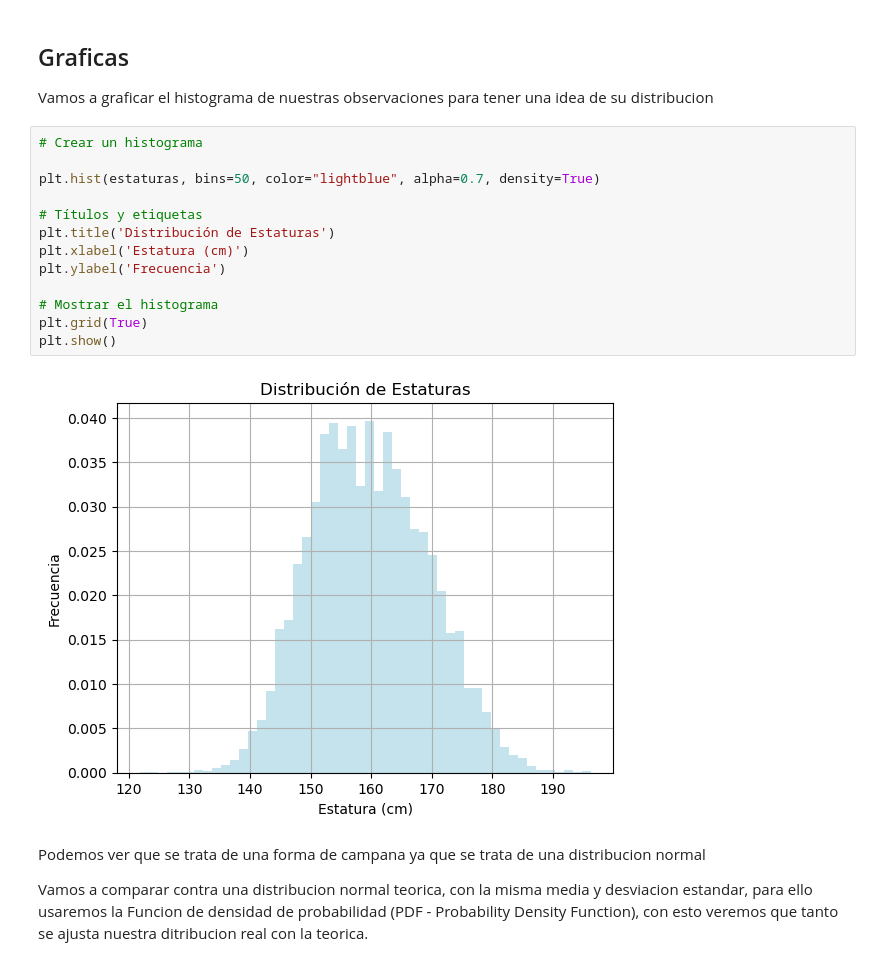
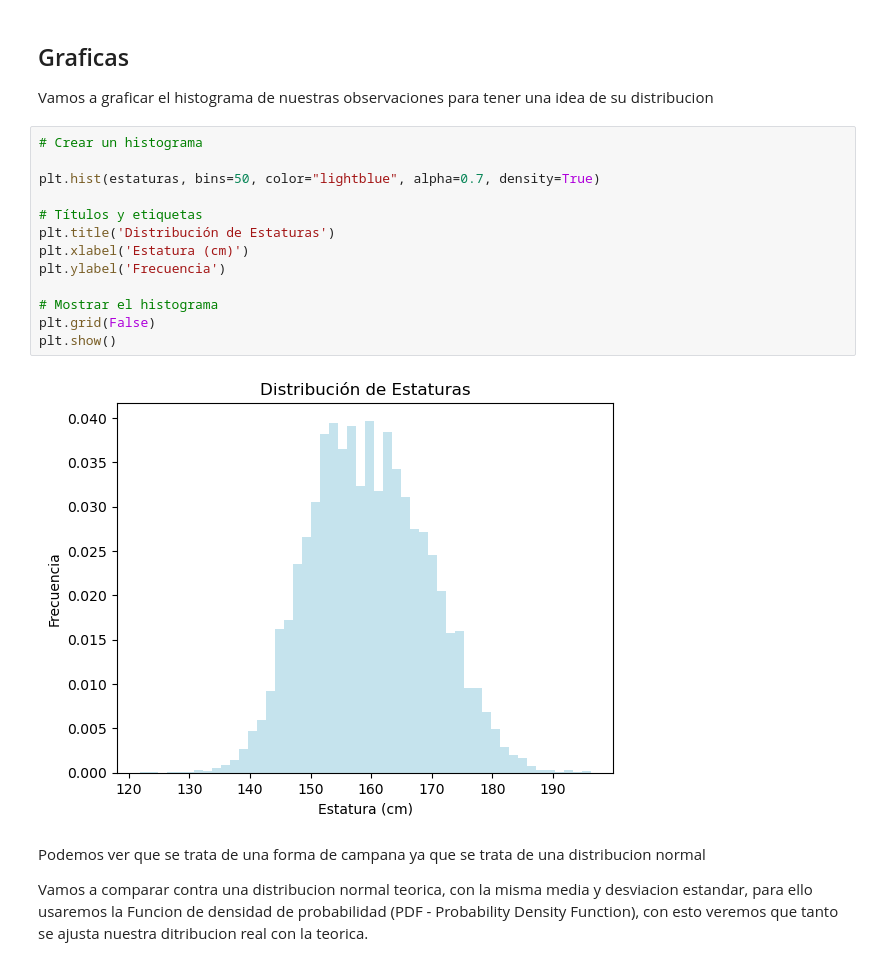
Before and after one commit to antoniorendonc/Math-Behind-Data-Science, a Jupyter notebook: Distribucion Normal [ES].ipynb, the cells around one changed output. Saved outputs shown, nothing was run; the diff lists cells and outputs as text.

Commit message:
Mejoras de redaccion y visualizacion graficas

```diff
--- a/Distribucion Normal [ES].ipynb
+++ b/Distribucion Normal [ES].ipynb
@@ -133,18 +132,18 @@ Vamos a graficar el histograma de nuestras observaciones para tener una idea de
 # %%
 # Crear un histograma
 
 plt.hist(estaturas, bins=50, color="lightblue", alpha=0.7, density=True)
 
 # Títulos y etiquetas
 plt.title('Distribución de Estaturas')
 plt.xlabel('Estatura (cm)')
 plt.ylabel('Frecuencia')
 
 # Mostrar el histograma
-plt.grid(True)
+plt.grid(False)
 plt.show()
 # %% [output]
-[figure, old version]
+[figure, new version]
 # %% [markdown]
 Podemos ver que se trata de una forma de campana ya que se trata de una distribucion normal
 
```
Also changed, not shown: parts of 2 cells of this notebook.
